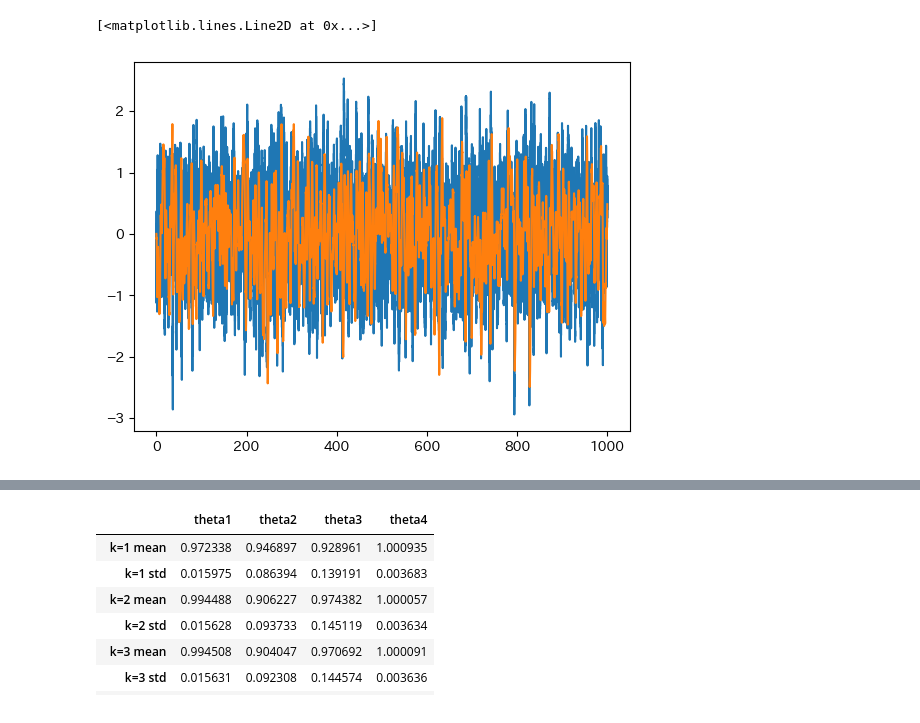
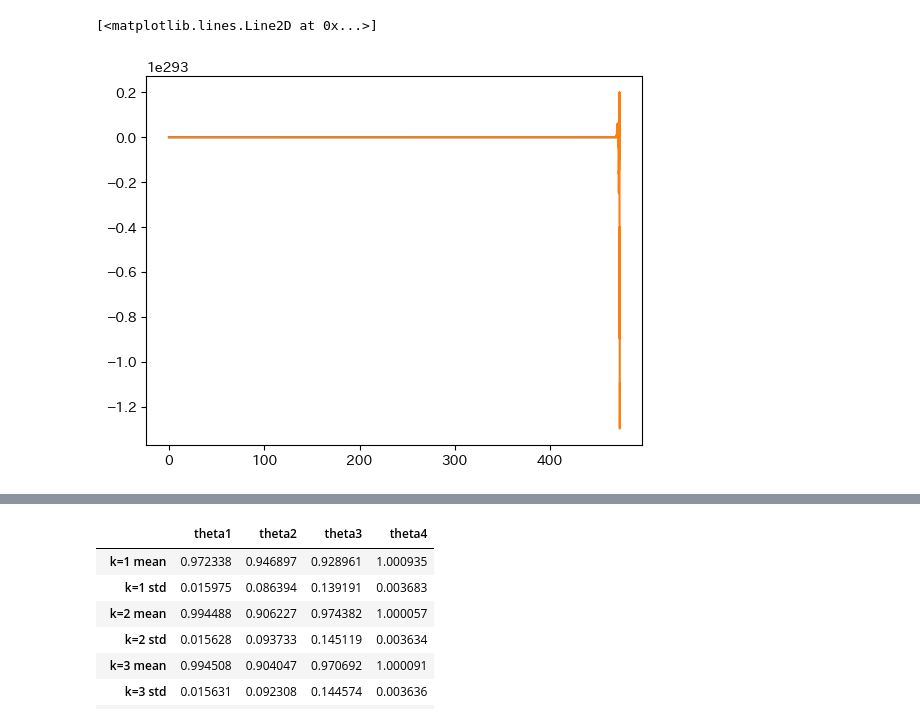
Before and after one commit to sht-yn/degenerate-diffusion, a Jupyter notebook: degenerate_simulation.ipynb, the cells around one changed output, grey strips where cells are left out. Saved outputs shown, nothing was run; the diff lists cells and outputs as text; code cells hidden in the pictures.

```diff
--- a/degenerate_simulation.ipynb
+++ b/degenerate_simulation.ipynb
@@ -44,35 +44,36 @@ def linear_Z(theta, t_max, dt, seed):
     times = np.linspace(0, t_max, N + 1)  # 時間グリッド
 
     # ブラウン運動の増分を生成
     dW = norm.rvs(scale=np.sqrt(dt), size=N)
 
     # 全ての時間に対する行列指数関数を計算
     exp_A_t = matrix_exponential(A, times)
     exp_neg_A_t = matrix_exponential(-A, times[:-1])
 
     # 積分の計算をベクトル化
     theta_vec = np.array([theta1, 0])
     integrand = np.einsum('ijk,k->ij', exp_neg_A_t, theta_vec) * dW[:,np.newaxis]
     cumulative_integral = np.cumsum(integrand, axis=0)
 
     # 形状を合わせるために初めにゼロベクトルを追加
     cumulative_integral = np.vstack((np.zeros((1, A.shape[0])), cumulative_integral))
 
     # Z_t をループなしで計算
     Z_t = np.einsum('ijk,ik->ij', exp_A_t, cumulative_integral)
 
-    return Z_t.T
+    return np.real(Z_t.T)
+
 
 # 使用例
-theta = [1,5,1,1]
-t_max = 1000.0  # 最大時間の例
+theta = [1,1.5,0,1]
+t_max = 10000.0  # 最大時間の例
 dt = 0.001  # タイムステップの例
 seed = 0  # ランダムシードの例
 
-Z_t = linear_Z([1,1,1,1], t_max, dt, 2)
+Z_t = linear_Z(theta, t_max, dt, 2)
 # Z_tの形を(N+1, 2)に変更
 plt.plot(np.linspace(0, t_max, int(t_max/dt)+1),Z_t[0])
 plt.plot(np.linspace(0, t_max, int(t_max/dt)+1),Z_t[1])
 # %% [output]
 [<matplotlib.lines.Line2D at 0x...>]
-[figure, old version]
+[figure, new version]
```
Also changed, not shown: parts of 23 cells of this notebook, 16 other files.
